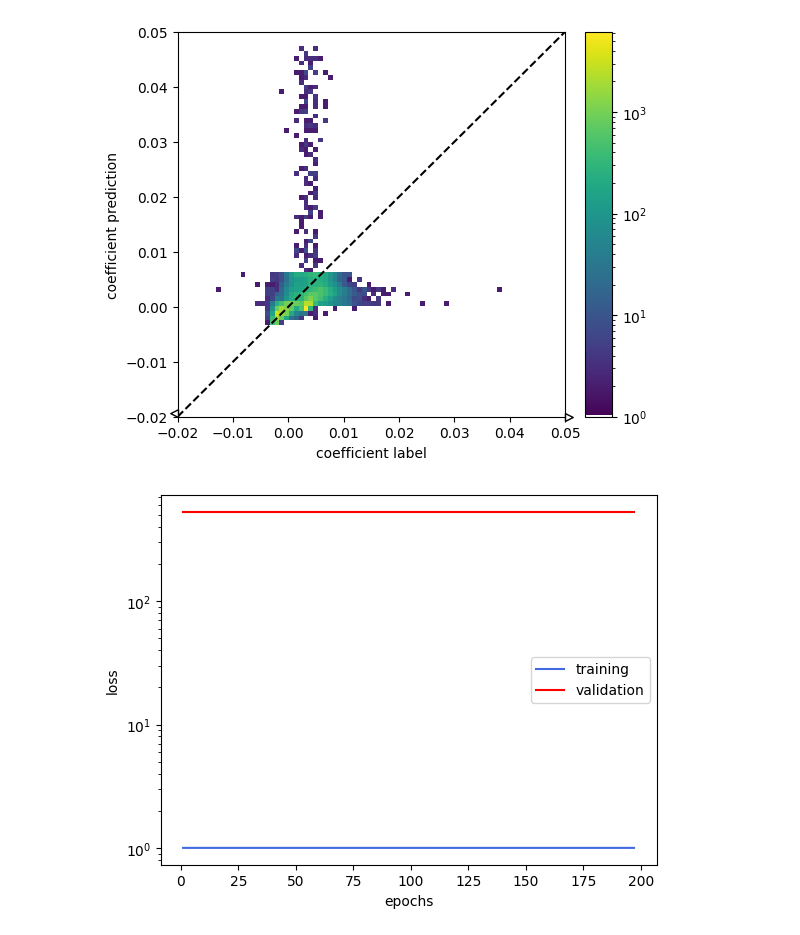
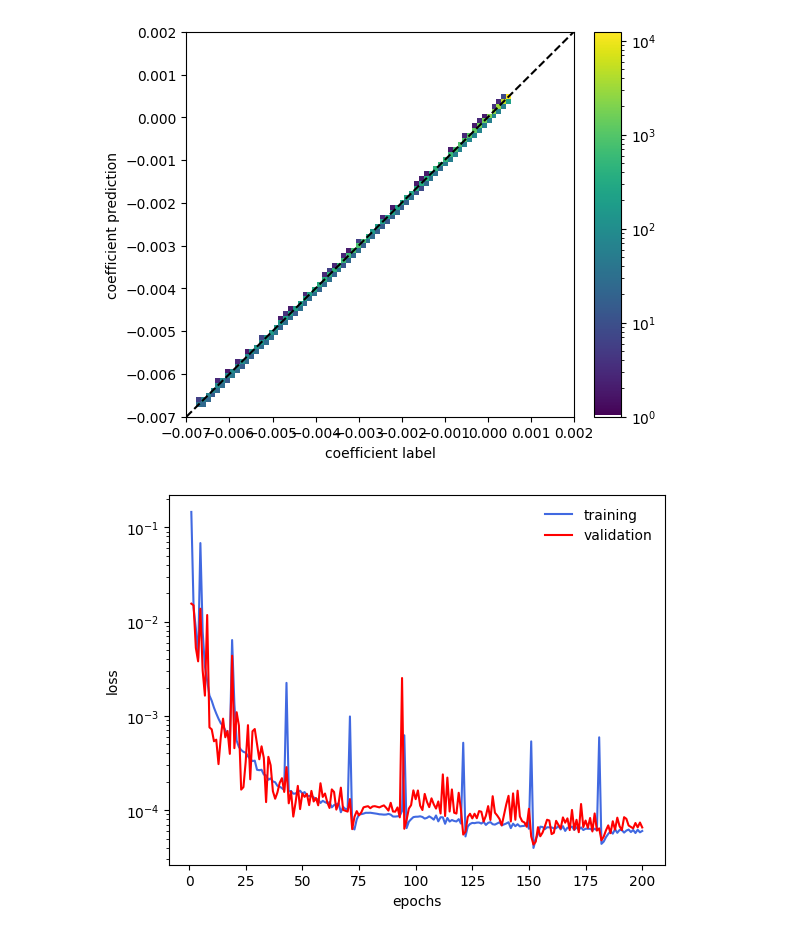
Before and after one commit to hep-cce/nsbi4hep, a Jupyter notebook: notebooks/plot-rolypoly-outputs.ipynb, the cells around one changed output. Saved outputs shown, nothing was run; the diff lists cells and outputs as text; code cells hidden in the pictures.

```diff
--- a/notebooks/plot-rolypoly-outputs.ipynb
+++ b/notebooks/plot-rolypoly-outputs.ipynb
@@ -20,25 +20,25 @@ import pandas as pd
 import torch
 from lightning import Trainer
 # %%
-OUTPUT_DIR = '../jobs/rolypoly/refactor-four-INT/coeff_1/'
+OUTPUT_DIR = '../jobs/rolypoly/refactor-four-SIG/coeff_2/'
 SCALER_FILE_X = 'scaler_X.pkl'
 SCALER_FILE_Y = 'scaler_y.pkl'
 CHECKPOINT_DIR = 'checkpoints'
 SAMPLE_DIR = '../..'
 
-checkpoint_epoch = 164
-checkpoint_loss = '528.83'
+checkpoint_epoch = '181'
+checkpoint_loss = '0.00'
 
 CHECKPOINT = f'checkpoint-rolypoly-epoch={checkpoint_epoch}-val_loss={checkpoint_loss}.ckpt'
 
-VERSION_NO = 2
+VERSION_NO = 1
 LIGHTNING_DIR = f'lightning_logs/version_{VERSION_NO}'
 
-COMPONENT = msq.Component.INT
-COMPONENT_FILE = msq.Component.INT
+COMPONENT = msq.Component.SIG
+COMPONENT_FILE = msq.Component.SIG
 
 FEATURES = ['mandelstam_s', 'mandelstam_t', 'mandelstam_u']#['cth_star', 'cth_1', 'cth_2', 'phi', 'phi_1', 'Z1_mass', 'Z2_mass', '4l_mass', '4l_rapidity']
-COEFFICIENT_INDEX = 1
+COEFFICIENT_INDEX = 2
 SAMPLE_SIZE = 50000
 BATCH_SIZE = 64
 SEED = 42
@@ -132,8 +132,8 @@ plt.show()
 # %%
 BINS=80
 
-bounds = [-2e-2,2e-2]
-#bounds = [-7e-5,1e-6]
+bounds = [-7e-3,2e-3]
+#bounds = [-1e-6,1.4e-5]
 
 h_calibration_train = hist.Hist(
     hist.axis.Regular(BINS, *bounds, name='coefficient label'),
@@ -152,22 +152,22 @@ plt.plot(np.linspace(*bounds), np.linspace(*bounds), color='k', linestyle='--')
 
 plt.show()
 # %% [output]
-[figure, old version]
+[figure, new version]
 # %%
 metrics = pd.read_csv(os.path.join(OUTPUT_DIR, LIGHTNING_DIR, 'metrics.csv'))
 
 epochs = np.unique(metrics['epoch'].to_numpy())
 train_loss = metrics['train_loss'].dropna().to_numpy()
 val_loss = metrics['val_loss'].dropna().to_numpy()
 
 plt.plot(epochs+1, train_loss, color='royalblue', label='training')
 plt.plot(epochs+1, val_loss, color='red', label='validation')
 
 plt.xlabel('epochs')
 plt.ylabel('loss')
 #plt.xscale('log')
 plt.yscale('log')
-plt.legend()
+plt.legend(frameon=False)
 plt.show()
 # %% [output]
-[figure, old version]
+[figure, new version]
```
Also changed, not shown: parts of 6 cells of this notebook, 6 other files.
